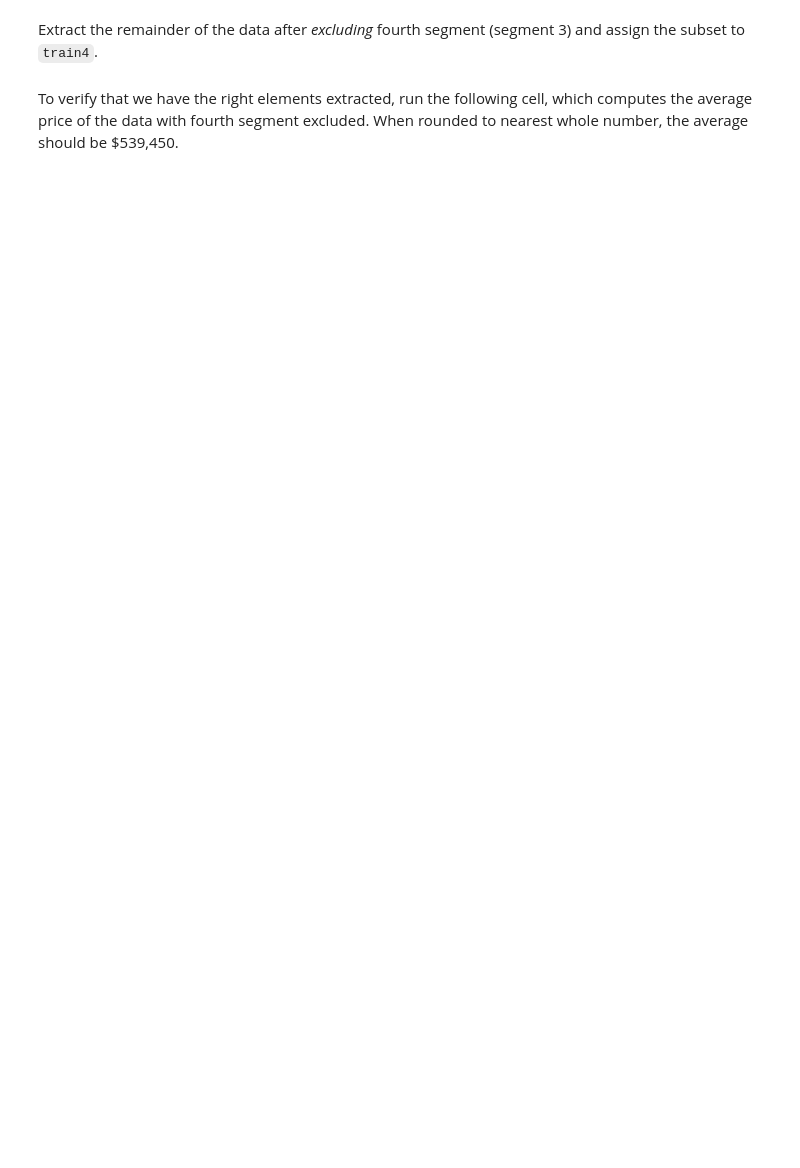
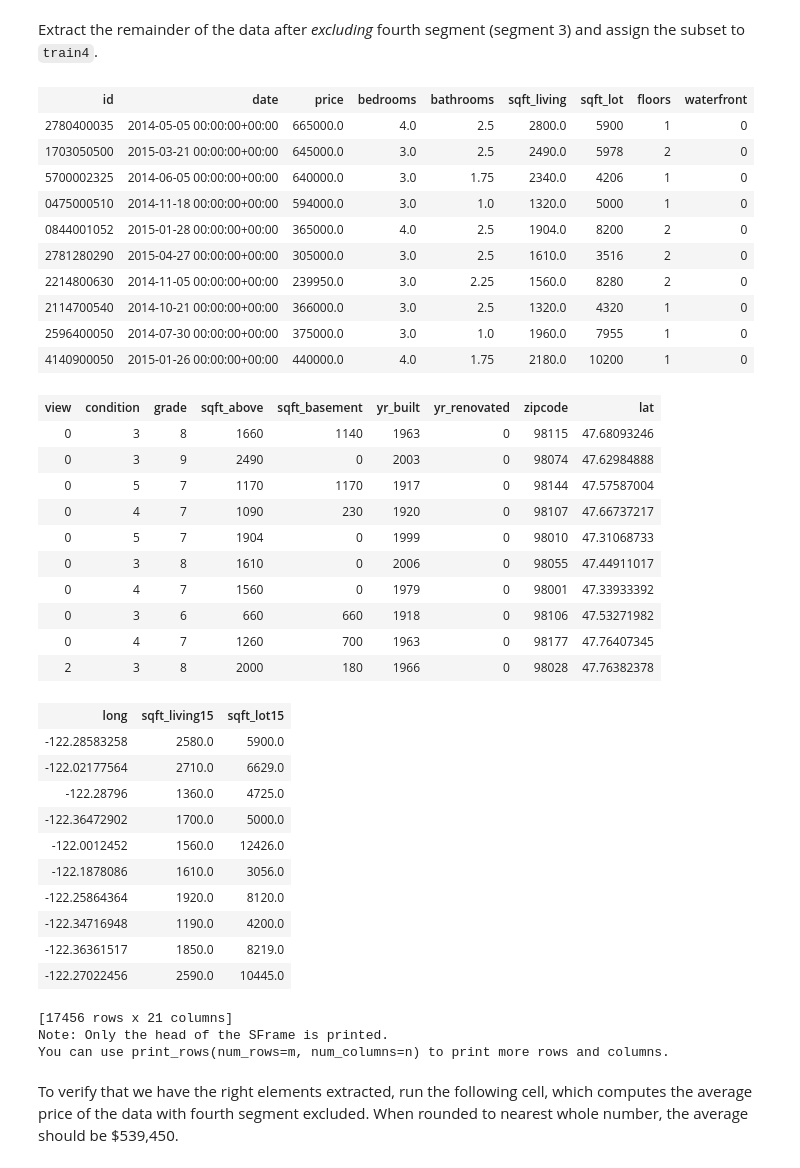
Before and after one commit to Hlo415/coursera-ml-regression, a Jupyter notebook: w4/week-4-ridge-regression-assignment-1-blank.ipynb, the cells around one changed output. Cells and saved outputs as stored; diff of their text form; code cells hidden in the pictures; blank space fills up the shorter version.

```diff
--- a/w4/week-4-ridge-regression-assignment-1-blank.ipynb
+++ b/w4/week-4-ridge-regression-assignment-1-blank.ipynb
@@ -278,0 +440,78 @@ Extract the remainder of the data after *excluding* fourth segment (segment 3) a
+# %%
+# Get the indexes for the remainder of the data given the data and a start, end tuple
+def get_remainder_idx(data, start_end):
+    # get length of entire dataset
+    n = len(data)
+
+    # if start of slice is at beginning of dataset, remainder is end of slice to end of dataset
+    if start_end[0] == 0:
+        start = start_end[1] + 1
+        end = n - 1
+
+    # if slice end is end of dataset, remainder is beginning of dataset to start of slice
+    elif start_end[1] == n - 1:
+        start = 0
+        end = start_end[0] - 1
+
+    # otherwise, remainder is two different ranges before and after slice
+    else:
+        start = (0, start_end[0] - 1)
+        end = (start_end[1] + 1, n)
+
+    # If the slice is not at the beginning or end, we will be returning two tuples
+    return start, end
+# %%
+def get_slices(data, start, end):
+    # Determine if the remainder is one range or two ranges
+    one_or_two_ranges = 1 if type(start) == int else 2
+    if one_or_two_ranges == 1:
+        return data[start:end + 1]
+    else:
+        first_remainder = data[start[0]:start[1]+1]
+        second_remainder = data[end[0]:end[1]]
+
+    return first_remainder.append(second_remainder)
+# %%
+def get_remainder(data, k_folds, slice_number):
+    start_end = get_start_end(data, k_folds, slice_number)
+    start_end_remainder = get_remainder_idx(data, start_end)
+    return get_slices(data, start_end_remainder[0], start_end_remainder[1])
+# %%
+get_remainder(train_valid_shuffled, 10, 4)
+# %% [output]
+| id | date | price | bedrooms | bathrooms | sqft_living | sqft_lot | floors | waterfront |
+| 2780400035 | 2014-05-05 00:00:00+00:00 | 665000.0 | 4.0 | 2.5 | 2800.0 | 5900 | 1 | 0 |
+| 1703050500 | 2015-03-21 00:00:00+00:00 | 645000.0 | 3.0 | 2.5 | 2490.0 | 5978 | 2 | 0 |
+| 5700002325 | 2014-06-05 00:00:00+00:00 | 640000.0 | 3.0 | 1.75 | 2340.0 | 4206 | 1 | 0 |
+| 0475000510 | 2014-11-18 00:00:00+00:00 | 594000.0 | 3.0 | 1.0 | 1320.0 | 5000 | 1 | 0 |
+| 0844001052 | 2015-01-28 00:00:00+00:00 | 365000.0 | 4.0 | 2.5 | 1904.0 | 8200 | 2 | 0 |
+| 2781280290 | 2015-04-27 00:00:00+00:00 | 305000.0 | 3.0 | 2.5 | 1610.0 | 3516 | 2 | 0 |
+| 2214800630 | 2014-11-05 00:00:00+00:00 | 239950.0 | 3.0 | 2.25 | 1560.0 | 8280 | 2 | 0 |
+| 2114700540 | 2014-10-21 00:00:00+00:00 | 366000.0 | 3.0 | 2.5 | 1320.0 | 4320 | 1 | 0 |
+| 2596400050 | 2014-07-30 00:00:00+00:00 | 375000.0 | 3.0 | 1.0 | 1960.0 | 7955 | 1 | 0 |
+| 4140900050 | 2015-01-26 00:00:00+00:00 | 440000.0 | 4.0 | 1.75 | 2180.0 | 10200 | 1 | 0 |
+| view | condition | grade | sqft_above | sqft_basement | yr_built | yr_renovated | zipcode | lat |
+| 0 | 3 | 8 | 1660 | 1140 | 1963 | 0 | 98115 | 47.68093246 |
+| 0 | 3 | 9 | 2490 | 0 | 2003 | 0 | 98074 | 47.62984888 |
+| 0 | 5 | 7 | 1170 | 1170 | 1917 | 0 | 98144 | 47.57587004 |
+| 0 | 4 | 7 | 1090 | 230 | 1920 | 0 | 98107 | 47.66737217 |
+| 0 | 5 | 7 | 1904 | 0 | 1999 | 0 | 98010 | 47.31068733 |
+| 0 | 3 | 8 | 1610 | 0 | 2006 | 0 | 98055 | 47.44911017 |
+| 0 | 4 | 7 | 1560 | 0 | 1979 | 0 | 98001 | 47.33933392 |
+| 0 | 3 | 6 | 660 | 660 | 1918 | 0 | 98106 | 47.53271982 |
+| 0 | 4 | 7 | 1260 | 700 | 1963 | 0 | 98177 | 47.76407345 |
+| 2 | 3 | 8 | 2000 | 180 | 1966 | 0 | 98028 | 47.76382378 |
+| long | sqft_living15 | sqft_lot15 |
+| -122.28583258 | 2580.0 | 5900.0 |
+| -122.02177564 | 2710.0 | 6629.0 |
+| -122.28796 | 1360.0 | 4725.0 |
+| -122.36472902 | 1700.0 | 5000.0 |
+| -122.0012452 | 1560.0 | 12426.0 |
+| -122.1878086 | 1610.0 | 3056.0 |
+| -122.25864364 | 1920.0 | 8120.0 |
+| -122.34716948 | 1190.0 | 4200.0 |
+| -122.36361517 | 1850.0 | 8219.0 |
+| -122.27022456 | 2590.0 | 10445.0 |
+[17456 rows x 21 columns]
+Note: Only the head of the SFrame is printed.
+You can use print_rows(num_rows=m, num_columns=n) to print more rows and columns.
```
Also changed, not shown: parts of 35 cells of this notebook.
